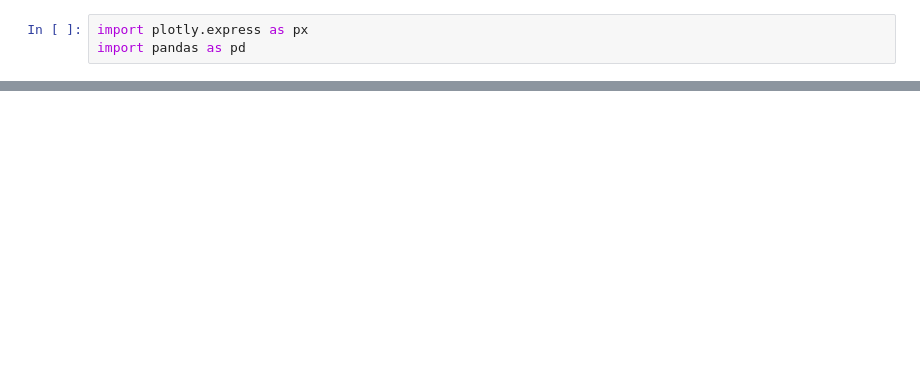
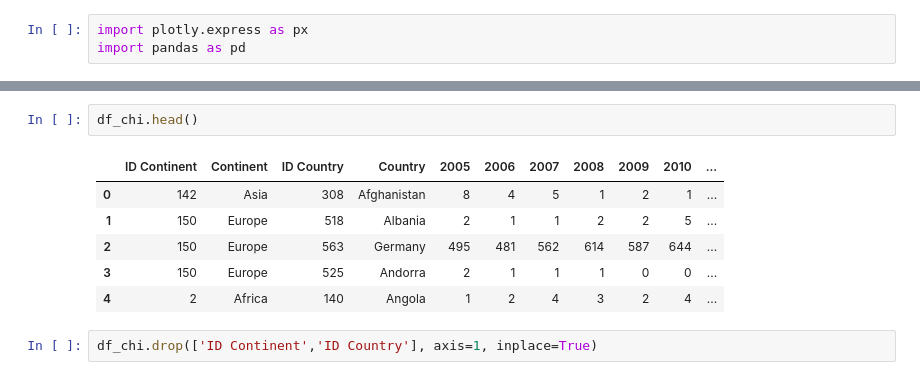
Before and after one commit to AlzZ88/Tarea2VD, a Jupyter notebook: Tarea2VD.ipynb, the cells around one changed output, grey strips where cells are left out. Saved outputs shown, nothing was run; the diff lists cells and outputs as text; blank space fills up the shorter version.

```diff
--- a/Tarea2VD.ipynb
+++ b/Tarea2VD.ipynb
@@ -43,0 +56,11 @@ fig.show()
+# %%
+df_chi.head()
+# %% [output]
+|  | ID Continent | Continent | ID Country | Country | 2005 | 2006 | 2007 | 2008 | 2009 | 2010 | ... |
+| 0 | 142 | Asia | 308 | Afghanistan | 8 | 4 | 5 | 1 | 2 | 1 | ... |
+| 1 | 150 | Europe | 518 | Albania | 2 | 1 | 1 | 2 | 2 | 5 | ... |
+| 2 | 150 | Europe | 563 | Germany | 495 | 481 | 562 | 614 | 587 | 644 | ... |
+| 3 | 150 | Europe | 525 | Andorra | 2 | 1 | 1 | 1 | 0 | 0 | ... |
+| 4 | 2 | Africa | 140 | Angola | 1 | 2 | 4 | 3 | 2 | 4 | ... |
+# %%
+df_chi.drop(['ID Continent','ID Country'], axis=1, inplace=True)
```
Also changed, not shown: parts of 15 cells of this notebook, 5 other files.
